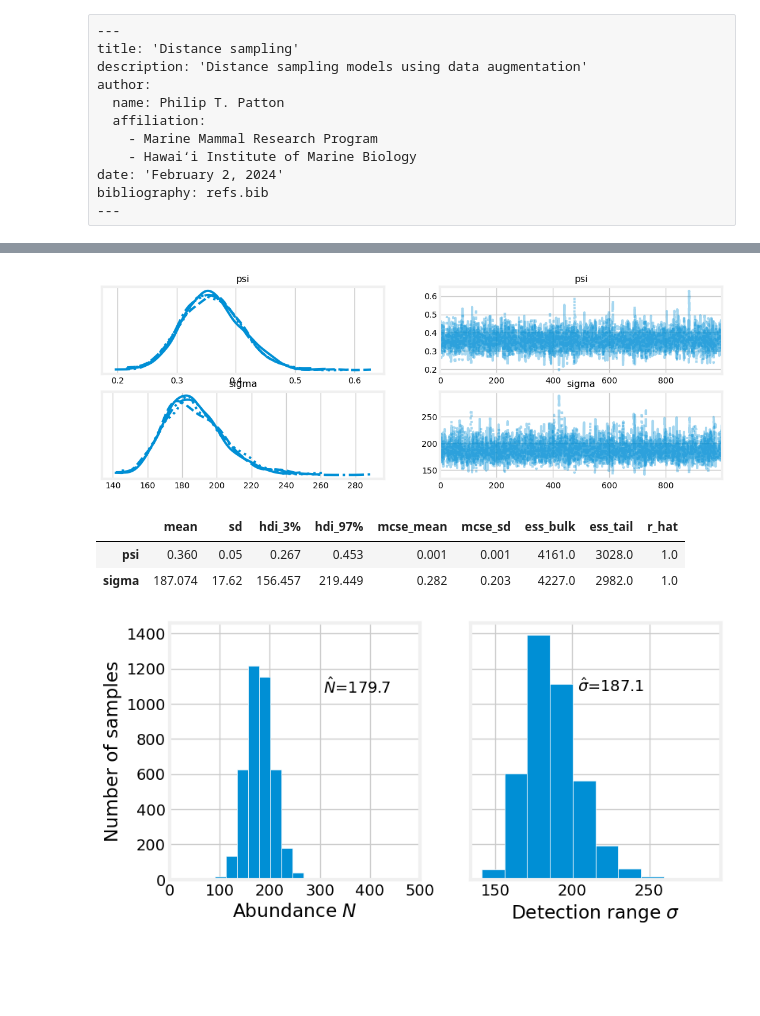
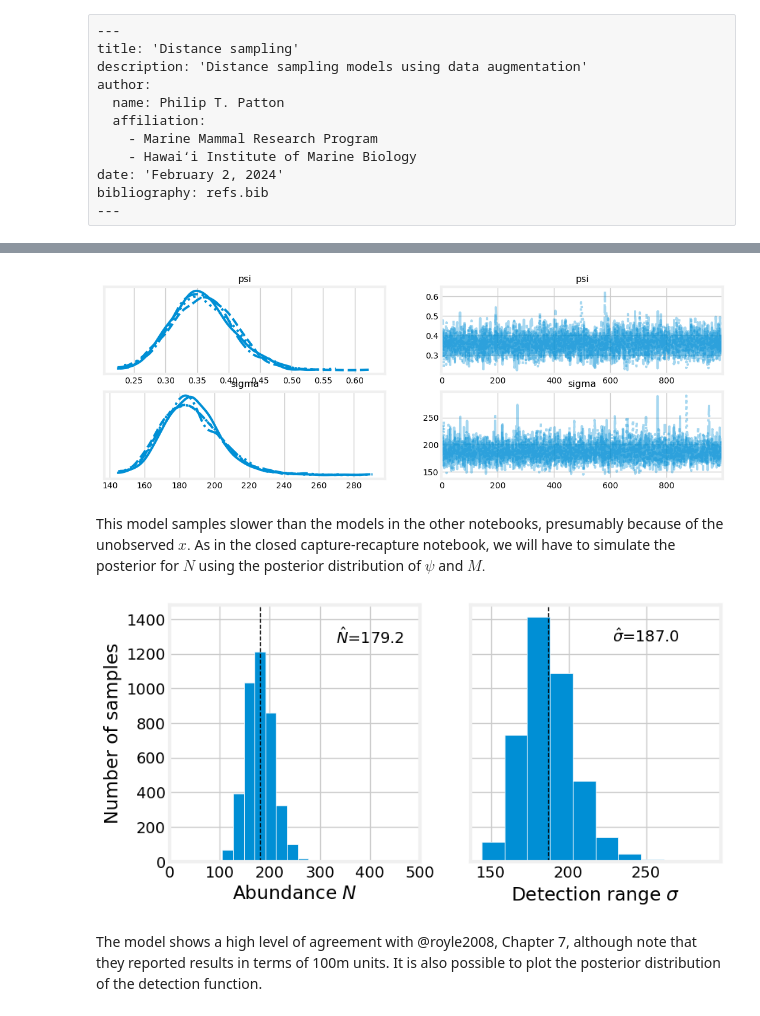
Before and after one commit to philpatton/philpatton.github.io, a Jupyter notebook: dist.ipynb, the cells around one changed output, grey strips where cells are left out. Cells and saved outputs as stored; diff of their text form; code cells hidden in the pictures; blank space fills up the shorter version.

Commit message:
Add distance sampling

```diff
--- a/dist.ipynb
+++ b/dist.ipynb
@@ -90,47 +106,61 @@ Sampling 4 chains for 1_000 tune and 1_000 draw iterations (4_000 + 4_000 draws
 # %%
-az.plot_trace(distance_idata, var_names=['psi', 'sigma']);
+#| fig-cap: Traceplots for the distance sampling model.
+#| label: fig-trace
+
+az.plot_trace(
+    distance_idata,
+    var_names=['psi', 'sigma']
+);
 # %% [output]
-[figure, old version]
+[figure, new version]
-# %%
-az.summary(distance_idata, var_names=['psi','sigma'])
-# %% [output]
-|  | mean | sd | hdi_3% | hdi_97% | mcse_mean | mcse_sd | ess_bulk | ess_tail | r_hat |
-| psi | 0.360 | 0.05 | 0.267 | 0.453 | 0.001 | 0.001 | 4161.0 | 3028.0 | 1.0 |
-| sigma | 187.074 | 17.62 | 156.457 | 219.449 | 0.282 | 0.203 | 4227.0 | 2982.0 | 1.0 |
+# %% [markdown]
+This model samples slower than the models in the other notebooks, presumably because of the unobserved $x.$ As in the closed capture-recapture notebook, we will have to simulate the posterior for $N$ using the posterior distribution of $\psi$ and $M.$
 # %%
+#| fig-cap: Posterior distributions for $N$ and $\sigma.$ Estimates from @royle2008 are shown with vertical lines.
+#| label: fig-posteriors
+
 RNG = np.random.default_rng()
 
 # this does not make a copy of the posterior
 post = distance_idata.posterior
 
 # simulate draws of N using the posterior of psi
 N_samples = RNG.binomial(M, post.psi)
 N_samples = N_samples.flatten()
 N_hat = N_samples.mean()
 
 sigma_samples = post.sigma.values.flatten()
 
+# plot the results
 fig, (ax0, ax1) = plt.subplots(1, 2, sharey=True, figsize=(8,4))
 
+# histograms of the posteriors
 ax0.hist(N_samples, edgecolor='white')
+ax1.hist(sigma_samples, edgecolor='white')
 
-# ax0.set_title('Posterior')
+# show the abundance dist in terms of M
+ax0.set_xlim((0, M))
+
+# axes labels
 ax0.set_xlabel('Abundance $N$')
 ax0.set_ylabel('Number of samples')
-
-# ax0.grid(False)
-# ax1.grid(False)
-
-ax0.text(375, 1100, f'$\hat{{N}}$={N_hat:.1f}', ha='center', va='center')
-
-ax0.set_xlim((0,M))
-
-ax1.hist(sigma_samples, edgecolor='white')
 ax1.set_xlabel('Detection range $\sigma$')
 
+# add the point estimates
 sigma_hat = sigma_samples.mean()
-ax1.text(225, 1100, f'$\hat{{\sigma}}$={sigma_hat:.1f}', ha='center', va='center')
+ax0.text(400, 1300, f'$\hat{{N}}$={N_hat:.1f}', ha='center', va='center')
+ax1.text(250, 1300, f'$\hat{{\sigma}}$={sigma_hat:.1f}', ha='center', va='center')
+
+# the results from royle and dorazio (2008) for comparison
+N_hat_royle = 179.9
+sigma_hat_royle = 187
+
+ax0.axvline(N_hat_royle, linestyle='--', linewidth=1, color='black')
+ax1.axvline(sigma_hat_royle, linestyle='--', linewidth=1, color='black')
+
 plt.show()
 # %% [output]
-[figure, old version]
+[figure, new version]
+# %% [markdown]
+The model shows a high level of agreement with @royle2008, Chapter 7, although note that they reported results in terms of 100m units. It is also possible to plot the posterior distribution of the detection function.
 # %%
```
Also changed, not shown: parts of 8 cells of this notebook, 37 other files.
